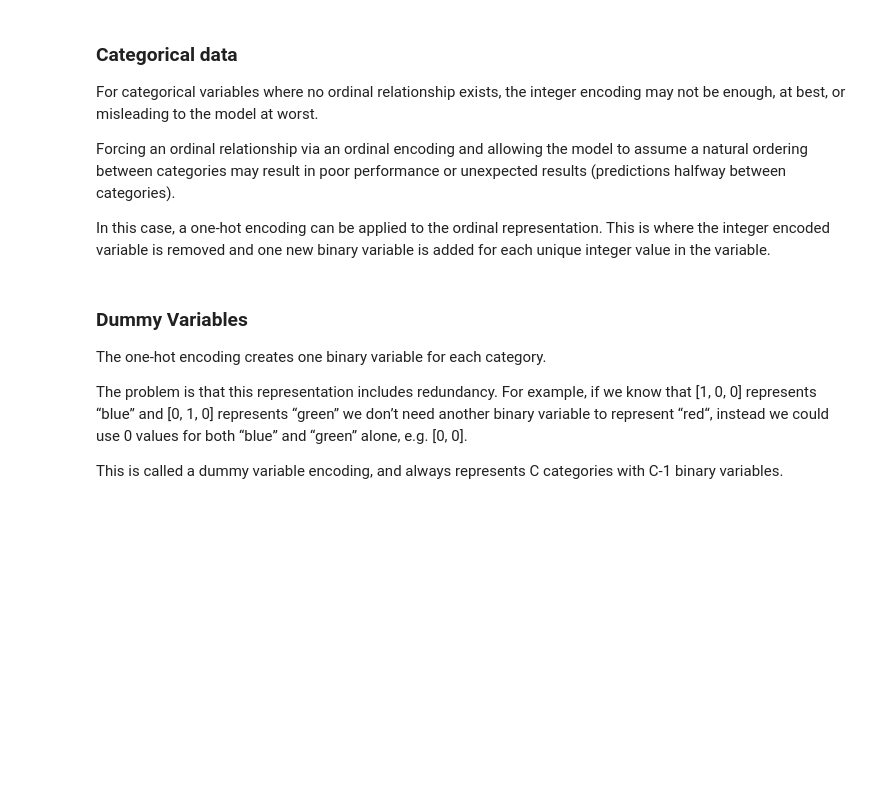
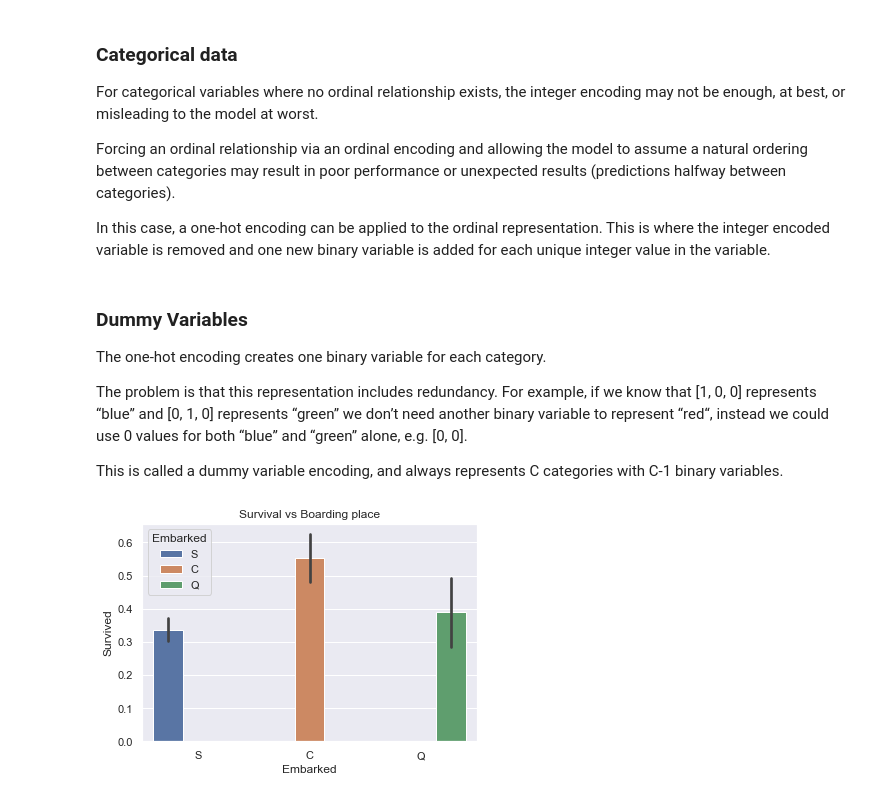
Before and after one commit to kanishk779/SMAI-2, a Jupyter notebook: question3.ipynb, the cells around one changed output. Cells and saved outputs as stored; diff of their text form; code cells hidden in the pictures; blank space fills up the shorter version.

```diff
--- a/question3.ipynb
+++ b/question3.ipynb
@@ -105,3 +107,10 @@ The one-hot encoding creates one binary variable for each category.
 The problem is that this representation includes redundancy. For example, if we know that [1, 0, 0] represents “blue” and [0, 1, 0] represents “green” we don’t need another binary variable to represent “red“, instead we could use 0 values for both “blue” and “green” alone, e.g. [0, 0].
 
 This is called a dummy variable encoding, and always represents C categories with C-1 binary variables.
+# %%
+from numpy import mean
+s1 = sns.barplot(data = df, y='Survived' ,  hue='Embarked' , x='Embarked', estimator=mean)
+s1.set_title('Survival vs Boarding place')
+plt.show()
+# %% [output]
+[figure, added]
```
Also changed, not shown: parts of 11 cells of this notebook, 1 other file.
